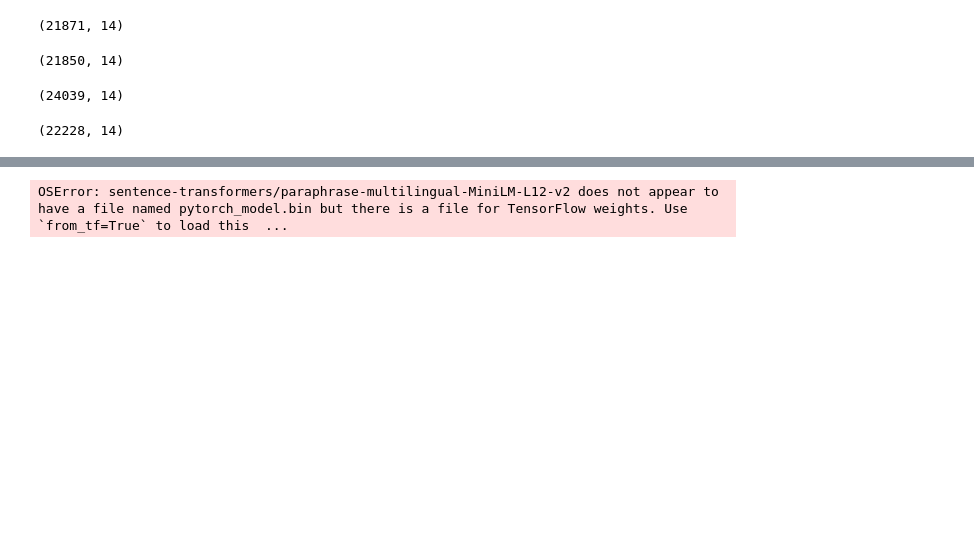
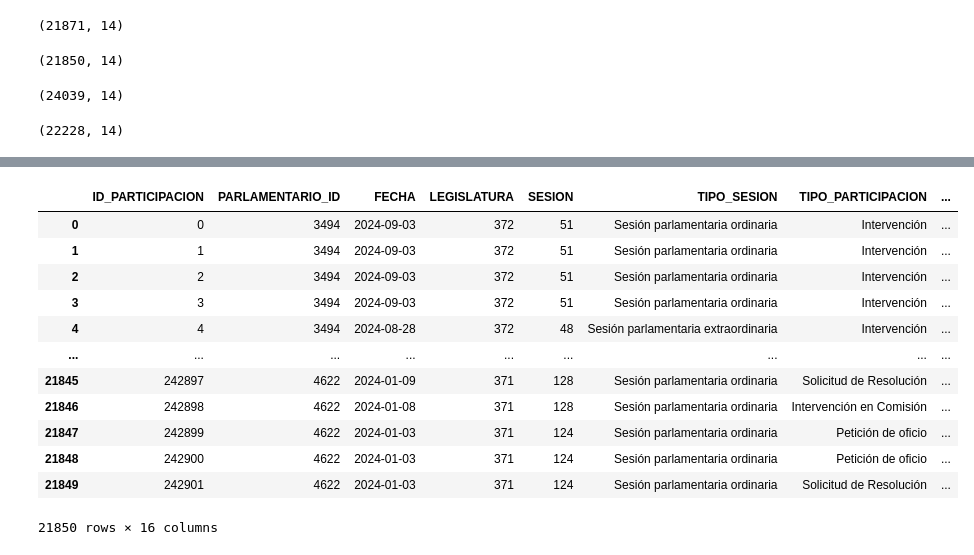
Before and after one commit to SVenegasA/tarea01_proc, a Jupyter notebook: limpieza_datos (1).ipynb, the cells around one changed output, grey strips where cells are left out. Saved outputs shown, nothing was run; the diff lists cells and outputs as text; code cells hidden in the pictures; blank space fills up the shorter version.

```diff
--- a/limpieza_datos (1).ipynb
+++ b/limpieza_datos (1).ipynb
@@ -369,33 +365,44 @@ df_participacion_2024
+# %%
+df_participacion_2023_1 = pd.read_csv("participacion_2023_1.csv")
+df_participacion_2023_2 = pd.read_csv("participacion_2023_2.csv")
+df_participacion_2024 = pd.read_csv("participacion_2024.csv")
 # %%
 from sentence_transformers import SentenceTransformer, util
+import ast
 
-model = SentenceTransformer(model = SentenceTransformer("paraphrase-multilingual-MiniLM-L12-v2"))  # Multilingüe (incluye español)
 
-def transform_words(keywords):
+model = SentenceTransformer("paraphrase-multilingual-MiniLM-L12-v2")  # Multilingüe (incluye español)
 
-    # Convertir keywords a embeddings
-    embeddings = model.encode(keywords, convert_to_tensor=True)
+df_participacion_2024["keywords"] = df_participacion_2024["keywords"].apply(ast.literal_eval)
 
-    # Calcular matriz de similitud
+
+def clean_keywords(keywords_list, threshold=0.85):
+    """
+    Elimina palabras clave semánticamente similares de una lista.
+    """
+    if not keywords_list or len(keywords_list) <= 1:
+        return keywords_list
+
+    embeddings = model.encode(keywords_list, convert_to_tensor=True)
+
+    # Si solo hay un embedding, devolvemos directamente la lista
+    if embeddings.shape[0] <= 1:
+        return keywords_list
+
     cos_sim = util.pytorch_cos_sim(embeddings, embeddings)
 
-    # Umbral para considerar duplicados (ajustable)
-    threshold = 0.85
-
-    # Filtrar duplicados semánticos
     final_keywords = []
     seen = set()
 
-    for i in range(len(keywords)):
+    for i in range(len(keywords_list)):
         if i in seen:
             continue
-        final_keywords.append(keywords[i])
-        for j in range(i + 1, len(keywords)):
-            if cos_sim[i][j] > threshold:
+        final_keywords.append(keywords_list[i])
+        for j in range(i + 1, len(keywords_list)):
+            if cos_sim[i][j].item() > threshold:
                 seen.add(j)
 
-    return keywords
+    return final_keywords
 
-df_participacion_2023_1["keywords"] = df_participacion_2023_1["keywords"].apply(lambda x: transform_words(x))
+
+df_participacion_2024["filtered_keywords"] = df_participacion_2024["keywords"].apply(clean_keywords)
-# %% [output]
-OSError: sentence-transformers/paraphrase-multilingual-MiniLM-L12-v2 does not appear to have a file named pytorch_model.bin but there is a file for TensorFlow weights. Use `from_tf=True` to load this  ...
@@ -401,0 +415,16 @@ OSError: sentence-transformers/paraphrase-multilingual-MiniLM-L12-v2 does not ap
+# %%
+df_participacion_2024
+# %% [output]
+|  | ID_PARTICIPACION | PARLAMENTARIO_ID | FECHA | LEGISLATURA | SESION | TIPO_SESION | TIPO_PARTICIPACION | ... |
+| 0 | 0 | 3494 | 2024-09-03 | 372 | 51 | Sesión parlamentaria ordinaria | Intervención | ... |
+| 1 | 1 | 3494 | 2024-09-03 | 372 | 51 | Sesión parlamentaria ordinaria | Intervención | ... |
+| 2 | 2 | 3494 | 2024-09-03 | 372 | 51 | Sesión parlamentaria ordinaria | Intervención | ... |
+| 3 | 3 | 3494 | 2024-09-03 | 372 | 51 | Sesión parlamentaria ordinaria | Intervención | ... |
+| 4 | 4 | 3494 | 2024-08-28 | 372 | 48 | Sesión parlamentaria extraordinaria | Intervención | ... |
+| ... | ... | ... | ... | ... | ... | ... | ... | ... |
+| 21845 | 242897 | 4622 | 2024-01-09 | 371 | 128 | Sesión parlamentaria ordinaria | Solicitud de Resolución | ... |
+| 21846 | 242898 | 4622 | 2024-01-08 | 371 | 128 | Sesión parlamentaria ordinaria | Intervención en Comisión | ... |
+| 21847 | 242899 | 4622 | 2024-01-03 | 371 | 124 | Sesión parlamentaria ordinaria | Petición de oficio | ... |
+| 21848 | 242900 | 4622 | 2024-01-03 | 371 | 124 | Sesión parlamentaria ordinaria | Petición de oficio | ... |
+| 21849 | 242901 | 4622 | 2024-01-03 | 371 | 124 | Sesión parlamentaria ordinaria | Solicitud de Resolución | ... |
+21850 rows × 16 columns
```
Also changed, not shown: parts of 21 cells of this notebook.
